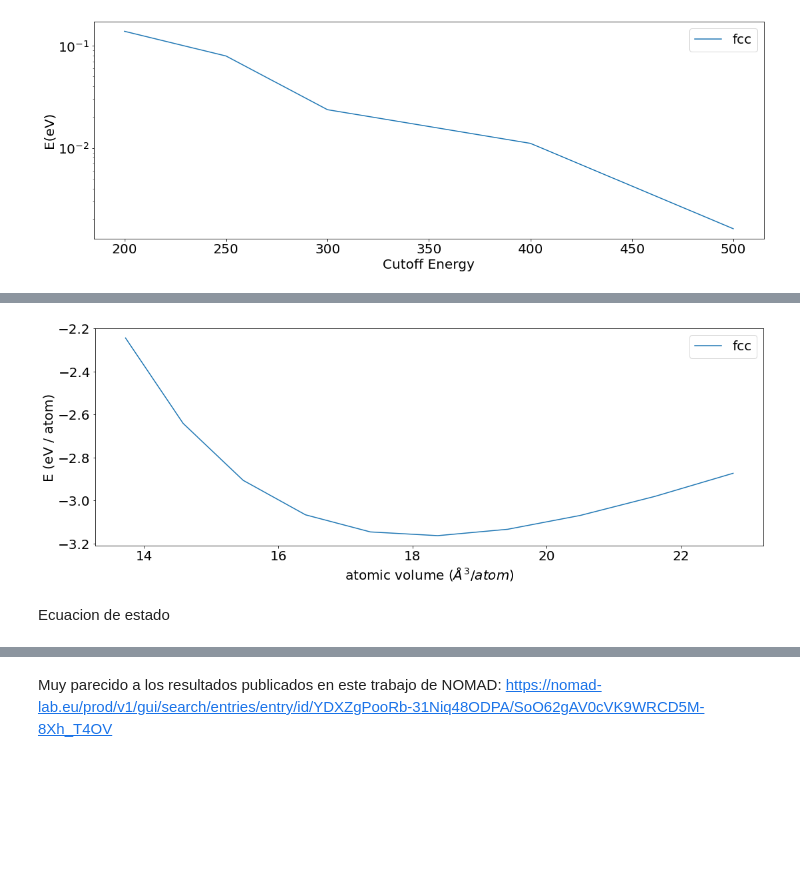
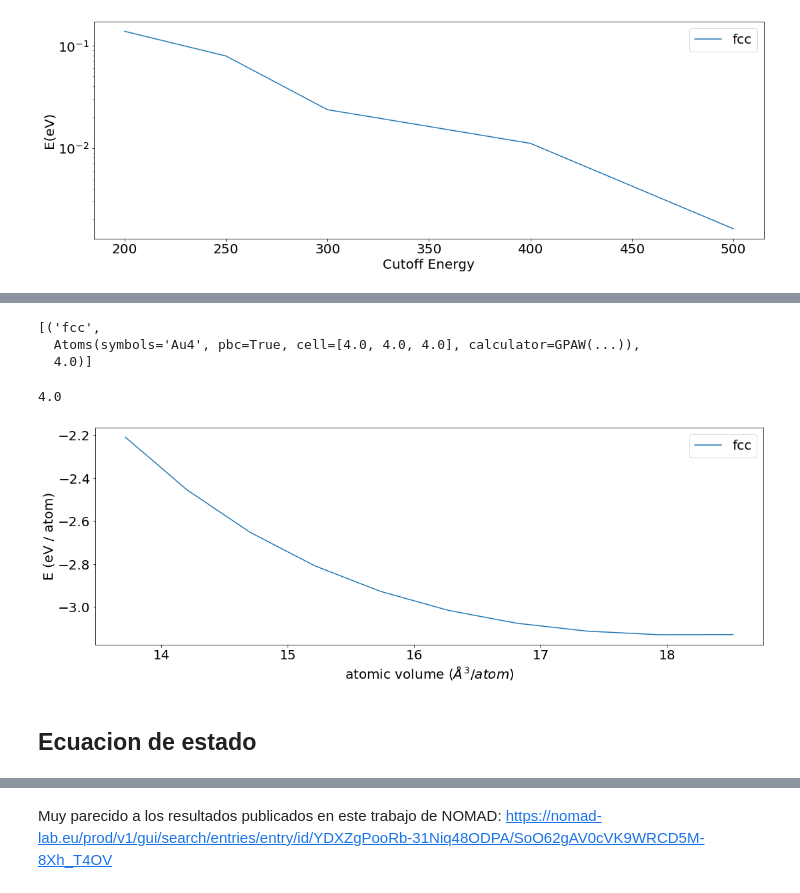
Before and after one commit to Modelizacion-de-Materiales/2022_Ingenieria, a Jupyter notebook: TrabajoFinal_Au.ipynb, the cells around one changed output, grey strips where cells are left out. Drawn from its saved outputs; the diff is of its cells as text; code cells hidden in the pictures; blank space fills up the shorter version.

```diff
--- a/TrabajoFinal_Au.ipynb
+++ b/TrabajoFinal_Au.ipynb
@@ -120,0 +149,25 @@ working on Au in fcc
+# %%
+import ase, gpaw
+def doevcurve(name: str, struc: ase.atoms.Atoms, sizes: np.ndarray, gpaw_kwargs:dict):
+    """
+    name: str con el nombre de la estructura
+    struc: atoms object con la estructura a calcular
+    sizes: np.ndarray con los parametros de red para esta estructura
+    gpaw_kwargs: opciones para gpaw
+    """
+    E = []
+    V = []
+    progress = tqdm(sizes)
+    for latpar in progress:
+        gpawfile = os.path.join(latparcalcs, f'{name}_latpar_{latpar:.2f}.gpaw')
+        logfile = os.path.join(latparcalcs, f'{name}_latpar_{latpar:.2f}.txt')
+        gpaw_kwargs.update({'txt': logfile})
+        calc = load_calc(gpawfile, **gpaw_kwargs)
+        struc.set_cell(latpar*np.eye(3), scale_atoms=True) # ojo, esto vale solo para cubicas !
+        struc.set_calculator(calc)
+        V.append(struc.get_volume())
+        E.append(struc.get_potential_energy())
+        struc.calc.write(gpawfile)
+    return {'V': V, 'E': E}
+# %%
+GPAW_KWARGS = dict(mode=PW(ECUT), xc='PBE', kpts=[KPT,KPT,KPT])
@@ -121,14 +179,31 @@ working on Au in fcc
+# %%
+evcurves={}
+# %%
+structures
+# %% [output]
+[('fcc',
+  Atoms(symbols='Au4', pbc=True, cell=[4.0, 4.0, 4.0], calculator=GPAW(...)),
+  4.0)]
+# %%
+for case in structures:
+    name, struc, guess = case
+    print(guess)
+    latparams = np.linspace(guess*0.95, guess*1.05, 10)
+    evcurves[name] = doevcurve(name,struc, latparams, GPAW_KWARGS)
+# %% [output]
+4.0
 # %%
-for struc, evcurve in evcurves.items():
-    natoms = evcurve['strucs'][-1].get_global_number_of_atoms()
-    plt.plot(np.array(evcurve['V'])/natoms,np.array(evcurve['E'])/natoms, label=struc)
+for (name, evcurve), case in zip(evcurves.items(), structures):
+    structure = case[1]
+    natoms = structure.get_global_number_of_atoms()
+    plt.plot(np.array(evcurve['V'])/natoms,np.array(evcurve['E'])/natoms, label=name)
 plt.legend()
 xlabel=plt.xlabel('atomic volume ($\AA ^3 / atom $)')
 ylabel = plt.ylabel('E (eV / atom)')
 # %% [output]
-[figure, old version]
+[figure, new version]
 # %% [markdown]
-Ecuacion de estado
+## Ecuacion de estado
 # %%
 eos = EquationOfState(evcurves['fcc']['V'],evcurves['fcc']['E'],eos='birchmurnaghan')
 # %%
```
Also changed, not shown: parts of 95 cells of this notebook.
